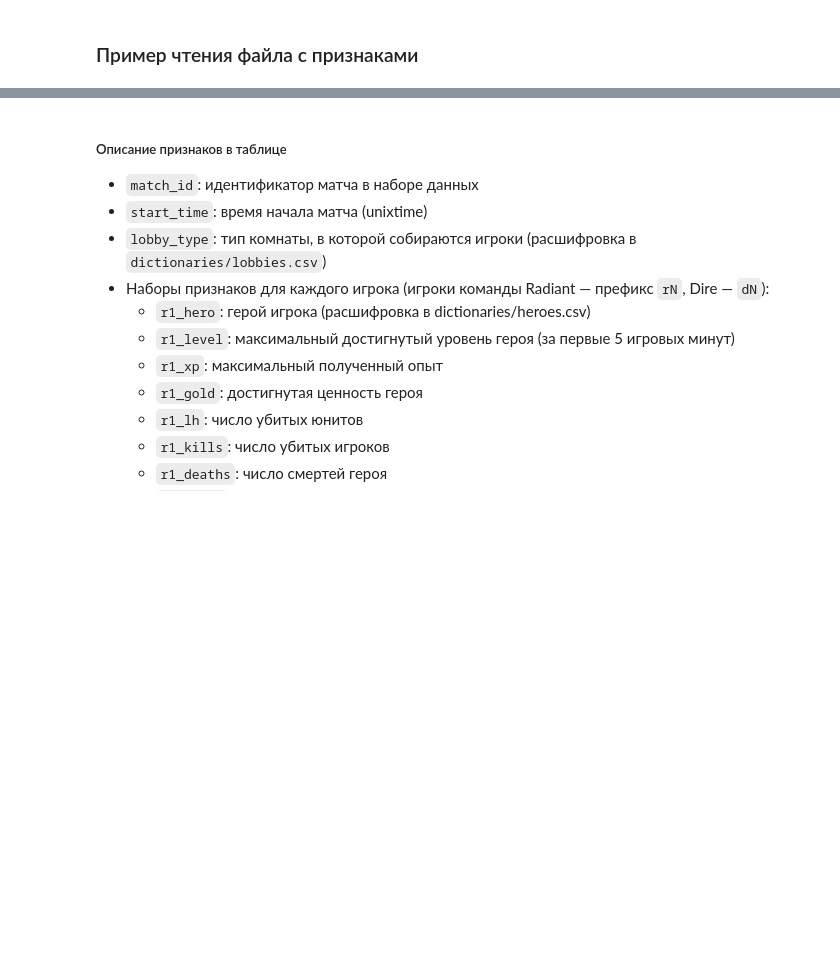
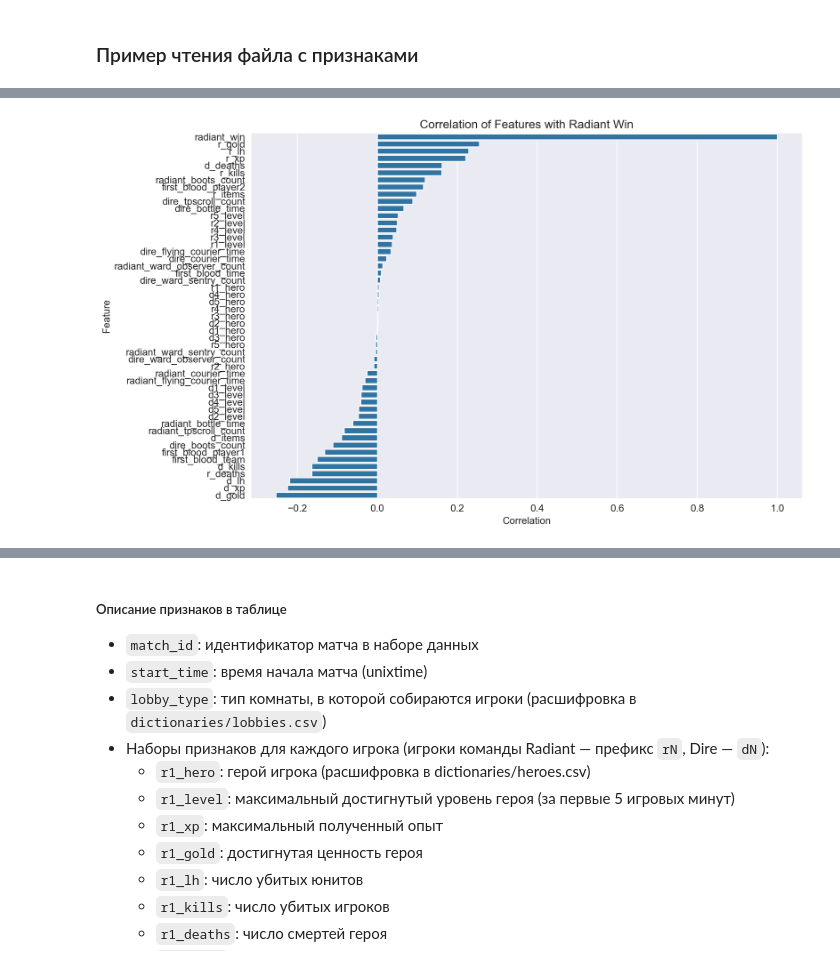
Before and after one commit to Romaniox/Sirius, a Jupyter notebook: HW_3.ipynb, the cells around one changed output, grey strips where cells are left out. Drawn from its saved outputs; the diff is of its cells as text; code cells hidden in the pictures; blank space fills up the shorter version.

```diff
--- a/HW_3.ipynb
+++ b/HW_3.ipynb
@@ -109,0 +167,31 @@ features.head()
+# %%
+# Код для улучшения визуализации
+%matplotlib inline
+import matplotlib.pyplot as plt
+import seaborn as sns
+
+%config InlineBackend.figure_format = 'retina'
+plt.rcParams['figure.figsize'] = (8, 5)
+plt.rcParams['font.size'] = 12
+plt.rcParams['savefig.format'] = 'pdf'
+sns.set_style('darkgrid')
+# %%
+
+# Вычисление корреляции между признаками и столбцом 'radiant_win'
+correlation = features.corrwith(features['radiant_win'])
+
+# Создание датафрейма для корреляции
+correlation_df = pd.DataFrame({'Feature': correlation.index, 'Correlation': correlation.values})
+
+# Сортировка по убыванию значения корреляции
+correlation_df_sorted = correlation_df.sort_values(by='Correlation', ascending=False)
+
+# Построение графика с использованием Seaborn
+plt.figure(figsize=(12, 8))
+sns.barplot(x='Correlation', y='Feature', data=correlation_df_sorted, orient='h')
+plt.xlabel('Correlation')
+plt.ylabel('Feature')
+plt.title('Correlation of Features with Radiant Win')
+plt.show()
+# %% [output]
+[figure, added]
```
Also changed, not shown: parts of 11 cells of this notebook.
